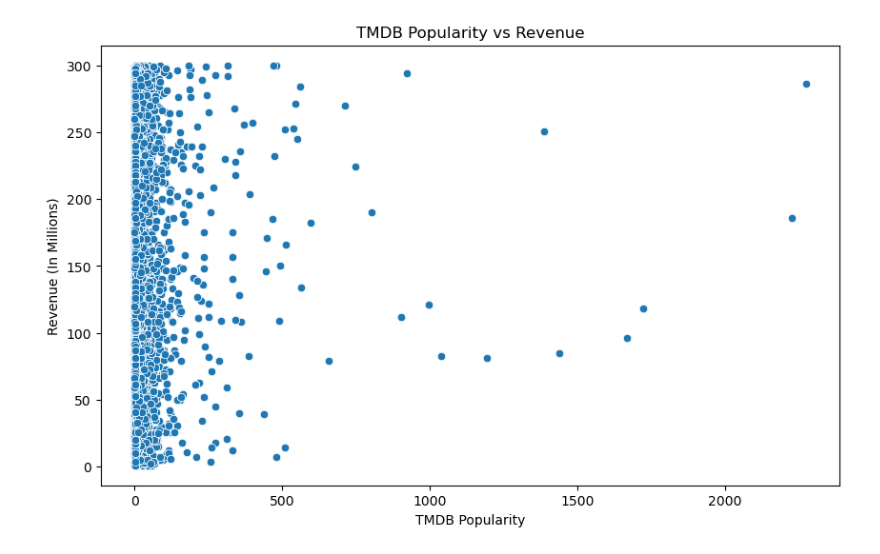
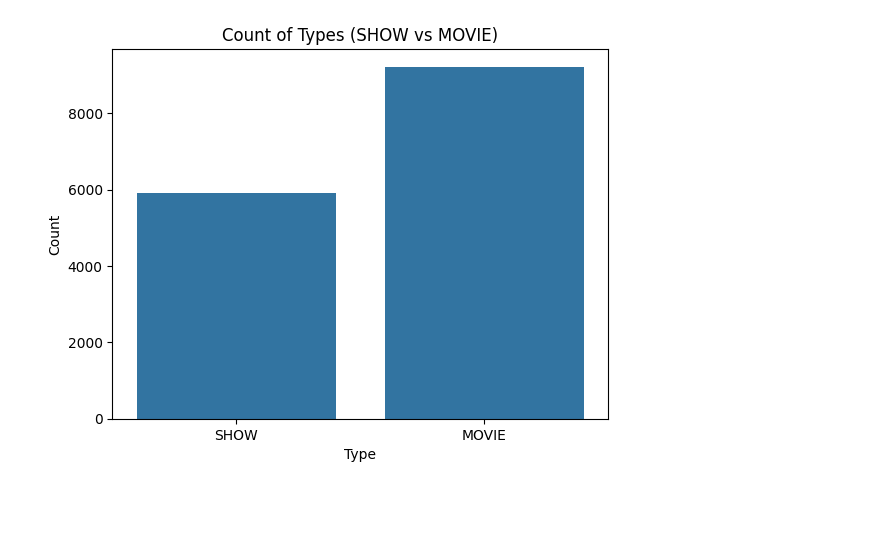
Before and after one commit to amandeep-singh28/Trending-Movies-Data-Analysis-and-Popularity-Prediction, a Jupyter notebook: 02_Data_Visualization.ipynb, the cells around one changed output. Cells and saved outputs as stored; diff of their text form; code cells hidden in the pictures; blank space fills up the shorter version.

```diff
--- a/02_Data_Visualization.ipynb
+++ b/02_Data_Visualization.ipynb
@@ -42,0 +17,4 @@ plt.show()
+# %%
+df['genre'] = df['genre'].str.replace("[", '').str.replace("]", '')
+df['genre']=df['genre'].astype(str)
+df=df.reset_index(level=None,drop=True)
@@ -63,9 +56,8 @@ plt.show()
 # %%
-plt.figure(figsize=(10,6))
-sns.scatterplot(x='tmdb_popularity', y='Revenue(In Millions)', data=df)
-plt.title('TMDB Popularity vs Revenue')
-plt.xlabel('TMDB Popularity')
-plt.ylabel('Revenue (In Millions)')
+sns.countplot(data=df, x='type')
+plt.title('Count of Types (SHOW vs MOVIE)')
+plt.xlabel('Type')
+plt.ylabel('Count')
 plt.show()
 # %% [output]
-[figure, old version]
+[figure, new version]
```
Also changed, not shown: parts of 29 cells of this notebook.
